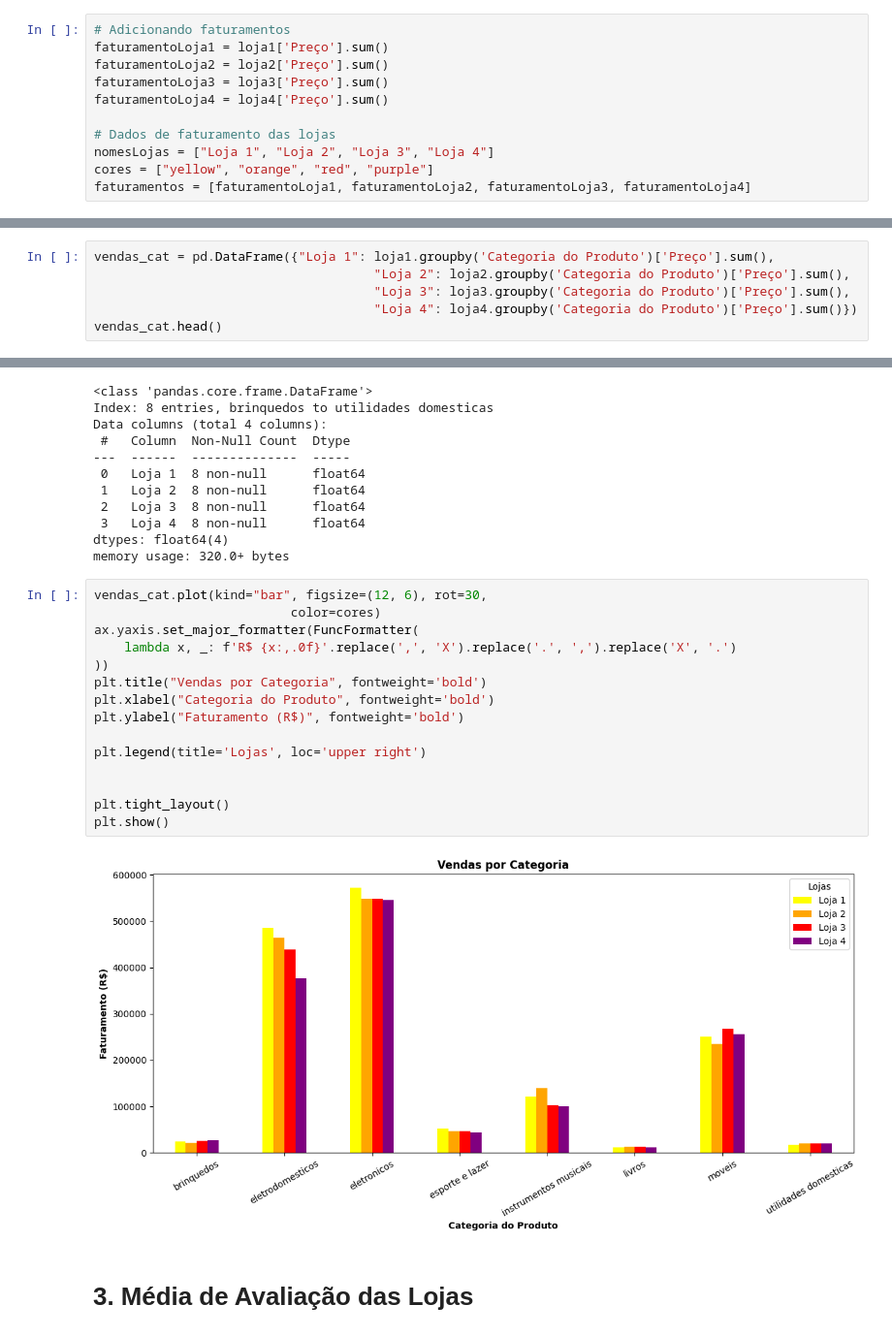
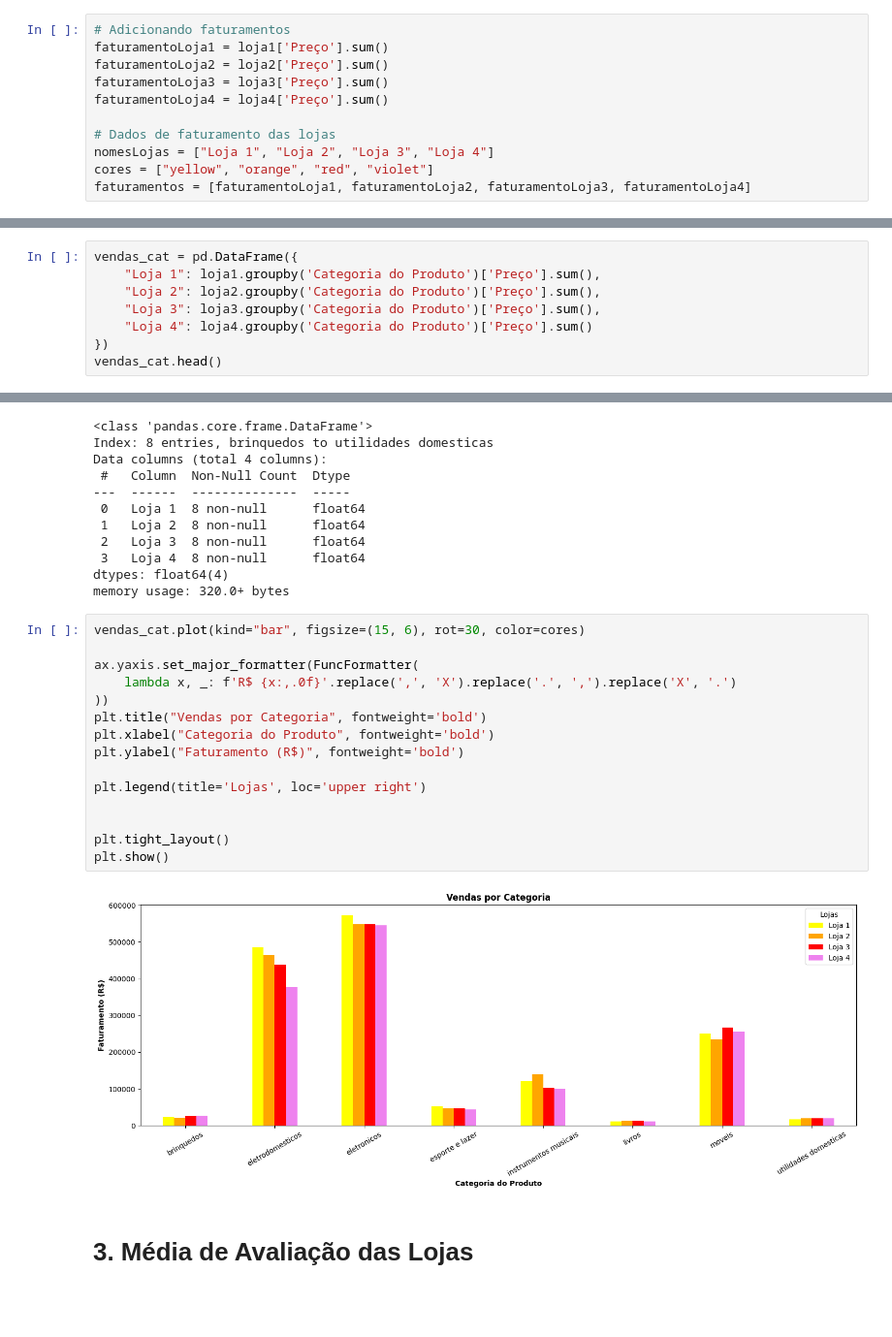
Before and after one commit to FalkonGangrel/challenge1-data-science, a Jupyter notebook: AluraStoreBr.ipynb, the cells around one changed output, grey strips where cells are left out. Shown: that part at 97% size. Saved outputs shown, nothing was run; the diff lists cells and outputs as text; blank space fills up the shorter version.

```diff
--- a/AluraStoreBr.ipynb
+++ b/AluraStoreBr.ipynb
@@ -54,7 +54,7 @@ faturamentoLoja4 = loja4['Preço'].sum()
 
 # Dados de faturamento das lojas
 nomesLojas = ["Loja 1", "Loja 2", "Loja 3", "Loja 4"]
-cores = ["yellow", "orange", "red", "purple"]
+cores = ["yellow", "orange", "red", "violet"]
 faturamentos = [faturamentoLoja1, faturamentoLoja2, faturamentoLoja3, faturamentoLoja4]
 # %%
 figure, ax = plt.subplots(figsize=(15, 4))
@@ -88,8 +85,10 @@ df = pd.concat([loja1, loja2, loja3, loja4], ignore_index=True)
 # %%
-vendas_cat = pd.DataFrame({"Loja 1": loja1.groupby('Categoria do Produto')['Preço'].sum(),
-                                     "Loja 2": loja2.groupby('Categoria do Produto')['Preço'].sum(),
-                                     "Loja 3": loja3.groupby('Categoria do Produto')['Preço'].sum(),
-                                     "Loja 4": loja4.groupby('Categoria do Produto')['Preço'].sum()})
+vendas_cat = pd.DataFrame({
+    "Loja 1": loja1.groupby('Categoria do Produto')['Preço'].sum(),
+    "Loja 2": loja2.groupby('Categoria do Produto')['Preço'].sum(),
+    "Loja 3": loja3.groupby('Categoria do Produto')['Preço'].sum(),
+    "Loja 4": loja4.groupby('Categoria do Produto')['Preço'].sum()
+})
 vendas_cat.head()
 # %% [output]
 |  | Loja 1 | Loja 2 | Loja 3 | Loja 4 |
@@ -114,21 +113,21 @@ Data columns (total 4 columns):
 dtypes: float64(4)
 memory usage: 320.0+ bytes
 # %%
-vendas_cat.plot(kind="bar", figsize=(12, 6), rot=30,
-                          color=cores)
+vendas_cat.plot(kind="bar", figsize=(15, 6), rot=30, color=cores)
+
 ax.yaxis.set_major_formatter(FuncFormatter(
     lambda x, _: f'R$ {x:,.0f}'.replace(',', 'X').replace('.', ',').replace('X', '.')
 ))
 plt.title("Vendas por Categoria", fontweight='bold')
 plt.xlabel("Categoria do Produto", fontweight='bold')
 plt.ylabel("Faturamento (R$)", fontweight='bold')
 
 plt.legend(title='Lojas', loc='upper right')
 
 
 plt.tight_layout()
 plt.show()
 # %% [output]
-[figure, old version]
+[figure, new version]
 # %% [markdown]
 # 3. Média de Avaliação das Lojas
```
Also changed, not shown: parts of 8 cells of this notebook.
